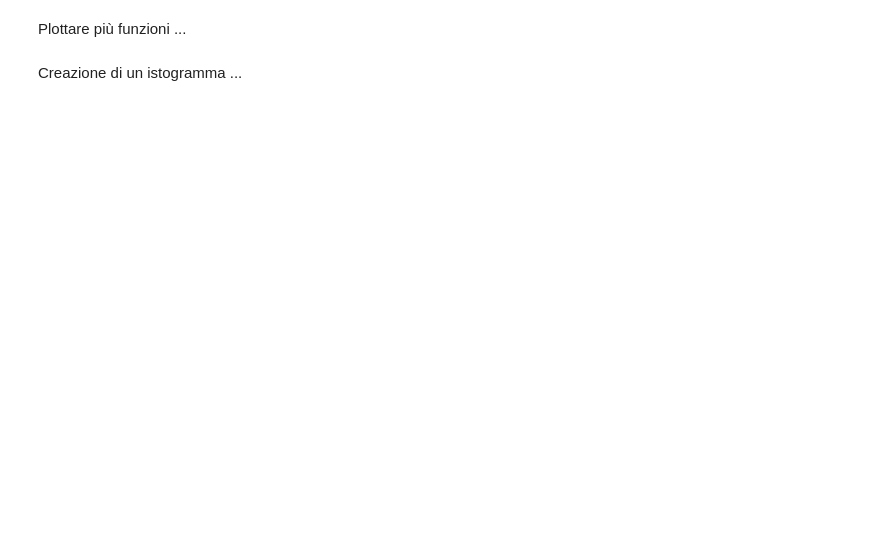
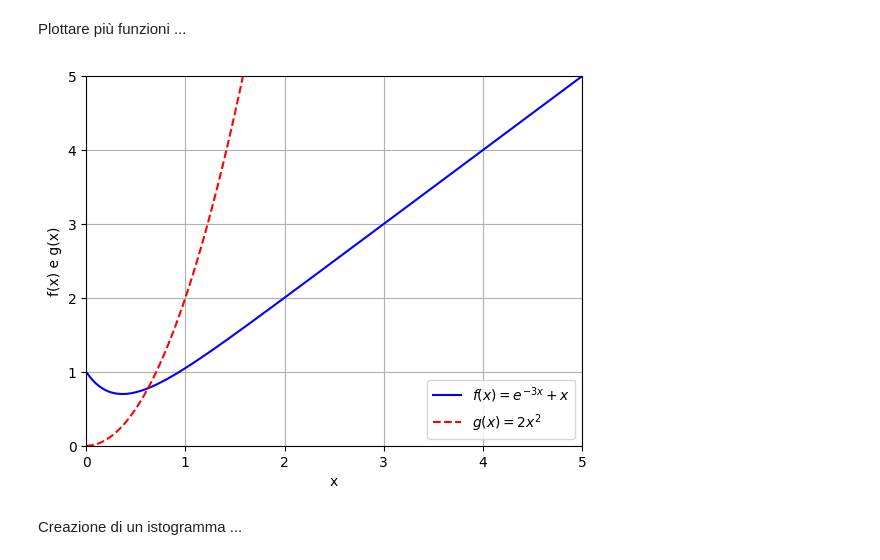
Before and after one commit to emamanni/AnalisiDeiDati_25-26, a Jupyter notebook: 06_LaLibreriaMatplotlib.ipynb, the cells around one changed output. Drawn from its saved outputs; the diff is of its cells as text; code cells hidden in the pictures; blank space fills up the shorter version.

```diff
--- a/06_LaLibreriaMatplotlib.ipynb
+++ b/06_LaLibreriaMatplotlib.ipynb
@@ -11,4 +32,16 @@ Aggiungere un titolo, etichette e annotazioni tra i comandi plt.plot e plt.show
 # %% [markdown]
 Plottare più funzioni ...
+# %%
+y_2 =  2*x**2
+plt.plot(x,y, 'b-', label='$f(x)=e^{-3x} + x$')
+plt.plot(x,y_2, 'r--', label='$g(x)=2x^2$')
+plt.legend(loc='lower right')
+plt.xlabel('x')
+plt.ylabel('f(x) e g(x)')
+plt.axis([0, 5, 0, 5])
+plt.grid(True)
+plt.show()
+# %% [output]
+[figure, added]
 # %% [markdown]
 Creazione di un istogramma ...
```
Also changed, not shown: parts of 6 cells of this notebook.
